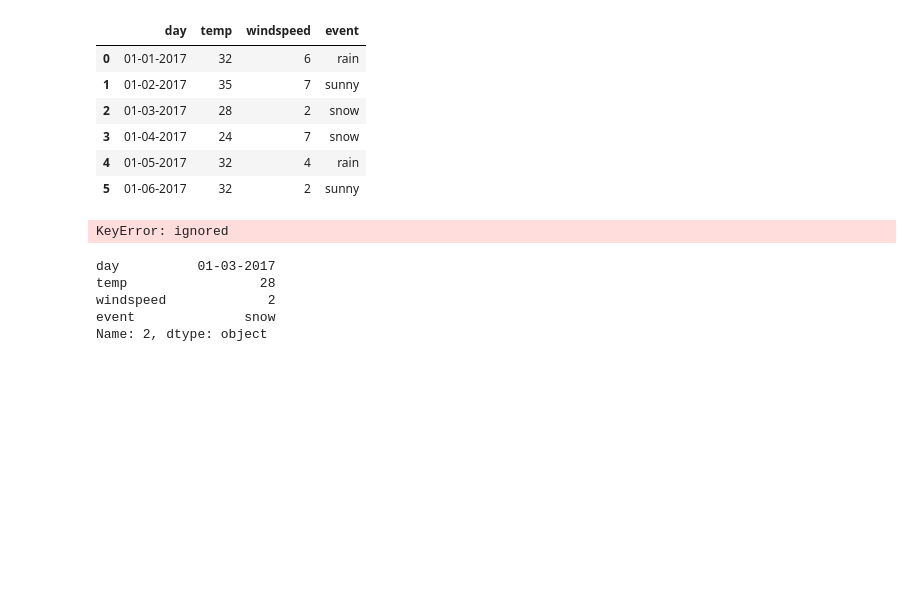
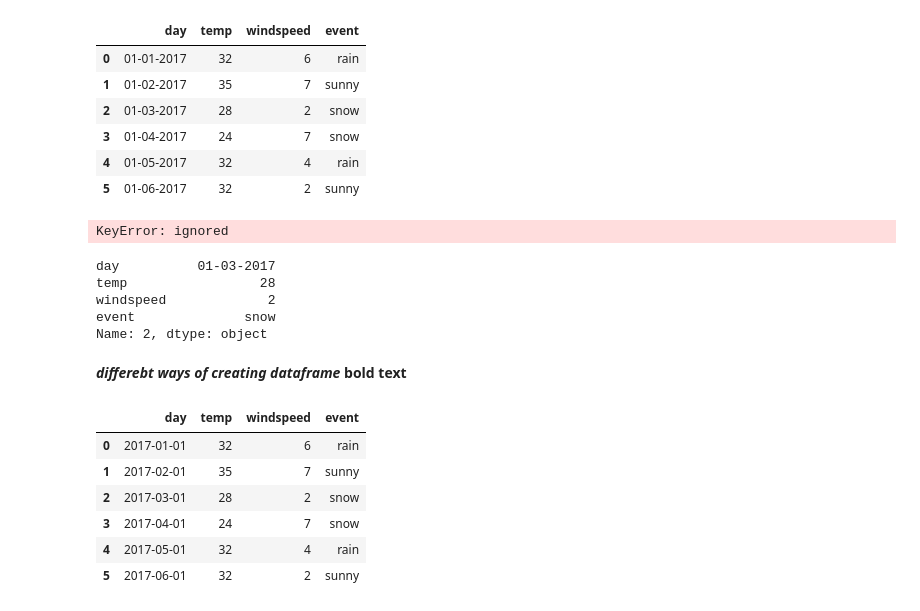
Before and after one commit to IM-RAHUL-RAJ/py_pandas_datascience, a Jupyter notebook: pandas2.ipynb, the cells around one changed output. Saved outputs shown, nothing was run; the diff lists cells and outputs as text; code cells hidden in the pictures; blank space fills up the shorter version.

Commit message:
different ways of creating dataframe

```diff
--- a/pandas2.ipynb
+++ b/pandas2.ipynb
@@ -324,3 +324,6 @@ temp                 28
 windspeed             2
 event              snow
 Name: 2, dtype: object
+# %% [markdown]
+***differebt ways of creating dataframe***
+**bold text**
@@ -326,0 +332,12 @@ Name: 2, dtype: object
+# %%
+df3=pd.read_excel('/content/Book1.xlsx','Sheet1')
+# %%
+df3
+# %% [output]
+|  | day | temp | windspeed | event |
+| 0 | 2017-01-01 | 32 | 6 | rain |
+| 1 | 2017-02-01 | 35 | 7 | sunny |
+| 2 | 2017-03-01 | 28 | 2 | snow |
+| 3 | 2017-04-01 | 24 | 7 | snow |
+| 4 | 2017-05-01 | 32 | 4 | rain |
+| 5 | 2017-06-01 | 32 | 2 | sunny |
```
Also changed, not shown: parts of 1 cell of this notebook.
